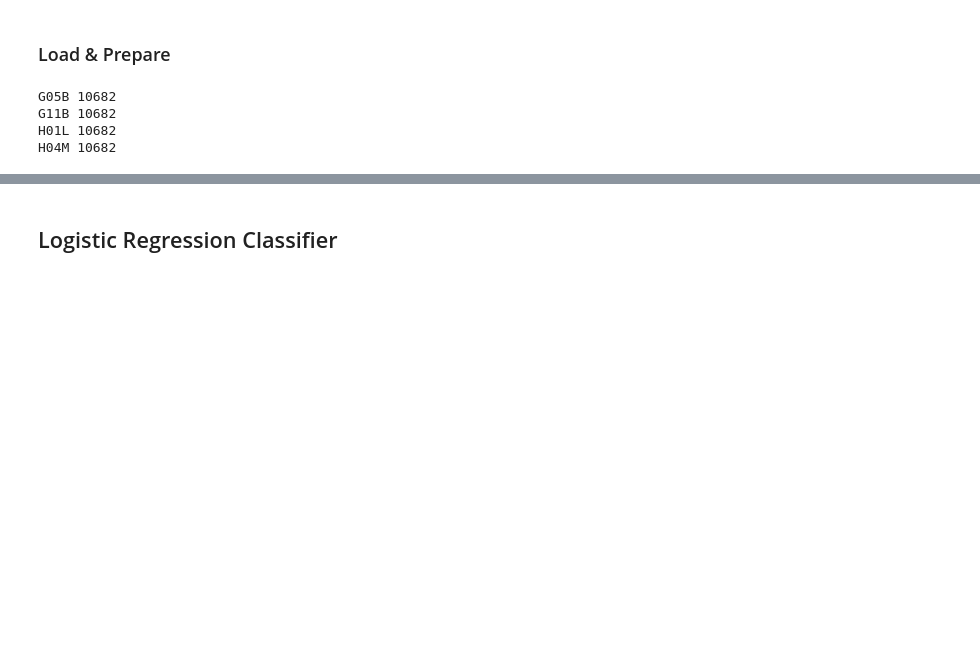
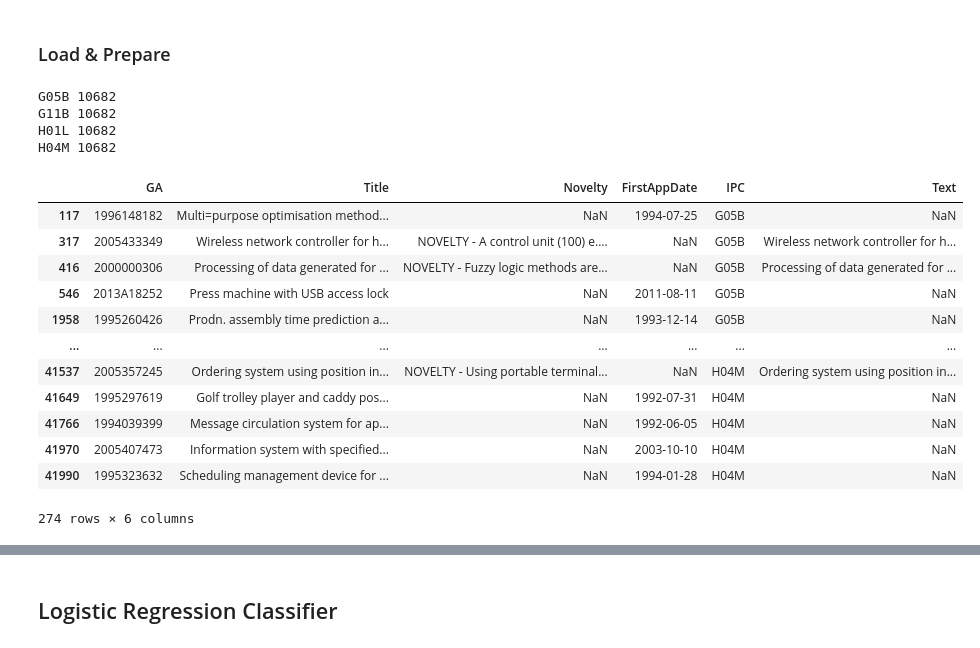
Before and after one commit to SilkSlime/patent_analysis, a Jupyter notebook: analysis.ipynb, the cells around one changed output, grey strips where cells are left out. Drawn from its saved outputs; the diff is of its cells as text; code cells hidden in the pictures; blank space fills up the shorter version.

```diff
--- a/analysis.ipynb
+++ b/analysis.ipynb
@@ -93,3 +93,20 @@ G05B 10682
 G11B 10682
 H01L 10682
 H04M 10682
+# %%
+# show records with missing values
+patents[patents.isnull().any(axis=1)]
+# %% [output]
+|  | GA | Title | Novelty | FirstAppDate | IPC | Text |
+| 117 | 1996148182 | Multi=purpose optimisation method... | NaN | 1994-07-25 | G05B | NaN |
+| 317 | 2005433349 | Wireless network controller for h... | NOVELTY - A control unit (100) e.... | NaN | G05B | Wireless network controller for h... |
+| 416 | 2000000306 | Processing of data generated for ... | NOVELTY - Fuzzy logic methods are... | NaN | G05B | Processing of data generated for ... |
+| 546 | 2013A18252 | Press machine with USB access lock | NaN | 2011-08-11 | G05B | NaN |
+| 1958 | 1995260426 | Prodn. assembly time prediction a... | NaN | 1993-12-14 | G05B | NaN |
+| ... | ... | ... | ... | ... | ... | ... |
+| 41537 | 2005357245 | Ordering system using position in... | NOVELTY - Using portable terminal... | NaN | H04M | Ordering system using position in... |
+| 41649 | 1995297619 | Golf trolley player and caddy pos... | NaN | 1992-07-31 | H04M | NaN |
+| 41766 | 1994039399 | Message circulation system for ap... | NaN | 1992-06-05 | H04M | NaN |
+| 41970 | 2005407473 | Information system with specified... | NaN | 2003-10-10 | H04M | NaN |
+| 41990 | 1995323632 | Scheduling management device for ... | NaN | 1994-01-28 | H04M | NaN |
+274 rows × 6 columns
```
Also changed, not shown: parts of 6 cells of this notebook.
